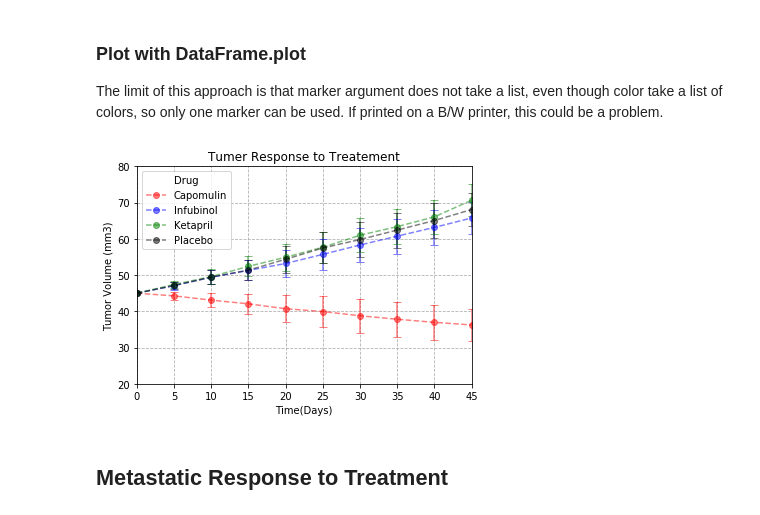
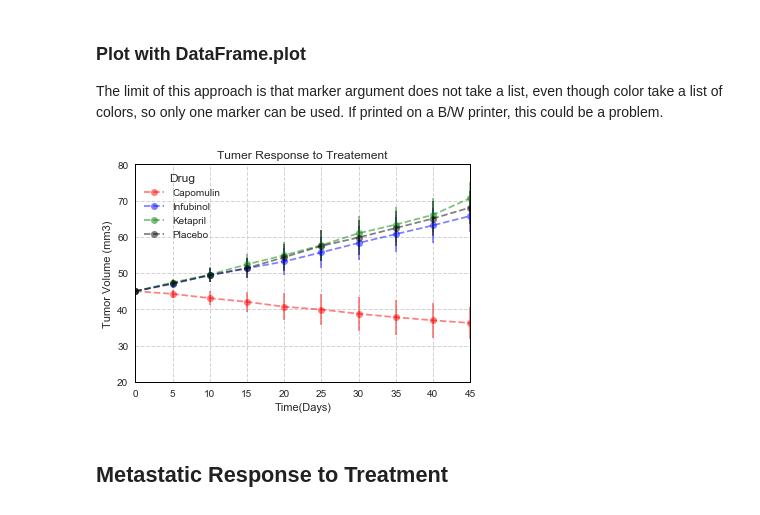
Before and after one commit to feng443/RUDSWeek5Matplotlib, a Jupyter notebook: Pymaceuticals/Pymaceuticals.ipynb, the cells around one changed output. Drawn from its saved outputs; the diff is of its cells as text; code cells hidden in the pictures.

```diff
--- a/Pymaceuticals/Pymaceuticals.ipynb
+++ b/Pymaceuticals/Pymaceuticals.ipynb
@@ -12,6 +12,14 @@ from collections import OrderedDict
 import numpy as np
 import pandas as pd
 import matplotlib.pyplot as plt
+import seaborn as sns
+
+sns.set()
+sns.set_style('whitegrid', {
+    'axes.edgecolor': 'black',
+    'grid.color': 'lightgrey',
+    }
+)
 
 # Predefined Marker, LineStyle and Colors
 COLORS = ['red', 'blue', 'green', 'black']
@@ -97,16 +103,8 @@ The issue with pyplot is that error bar cannot return a legend type so I have to
 # %%
-plt.legend(
-    handles=[
-        plt.plot(
-            df_tumor_mean[drug],
-            **DRUGS_CONFIG[drug],
-            **SHARED_CONFIG
-        )[0] for drug in DRUGS
-    ]
-)
+fig, ax = plt.subplots(1,1, figsize=(6, 4))
 
 for drug in DRUGS:
-    plt.errorbar(
+    ax.errorbar(
        x=df_tumor_std.index,
        y=df_tumor_mean[drug],
        yerr=df_tumor_std[drug],
@@ -115,6 +113,8 @@ for drug in DRUGS:
        **SHARED_CONFIG
        )
 
+ax.legend(loc='best')
+
 plt.xlim((0,45))
 plt.ylim((20, 80))
 plt.grid(True, linestyle='--')
@@ -130,21 +130,23 @@ The limit of this approach is that marker argument does not take a list, even th
 # %%
 df_tumor_mean.plot(
     yerr=df_tumor_std[drug],
     capsize=4,
     marker='o',
     color=COLORS,
-    **SHARED_CONFIG
-)
+    **SHARED_CONFIG,
+    label='legend',
+    xlim=(0, 45),
+    ylim=(20, 80),
+    figsize=(6,4),
+    title='Tumer Response to Treatement',
+    )
 
-plt.xlim((0,45))
-plt.ylim((20, 80))
 plt.grid(True, linestyle='--')
 plt.xlabel('Time(Days)')
 plt.ylabel('Tumor Volume (mm3)')
-plt.title('Tumer Response to Treatement')
 plt.show()
 # %% [output]
-[figure, old version]
+[figure, new version]
 # %% [markdown]
 ## Metastatic Response to Treatment
 # %% [markdown]
```
Also changed, not shown: parts of 10 cells of this notebook, 1 other file.
